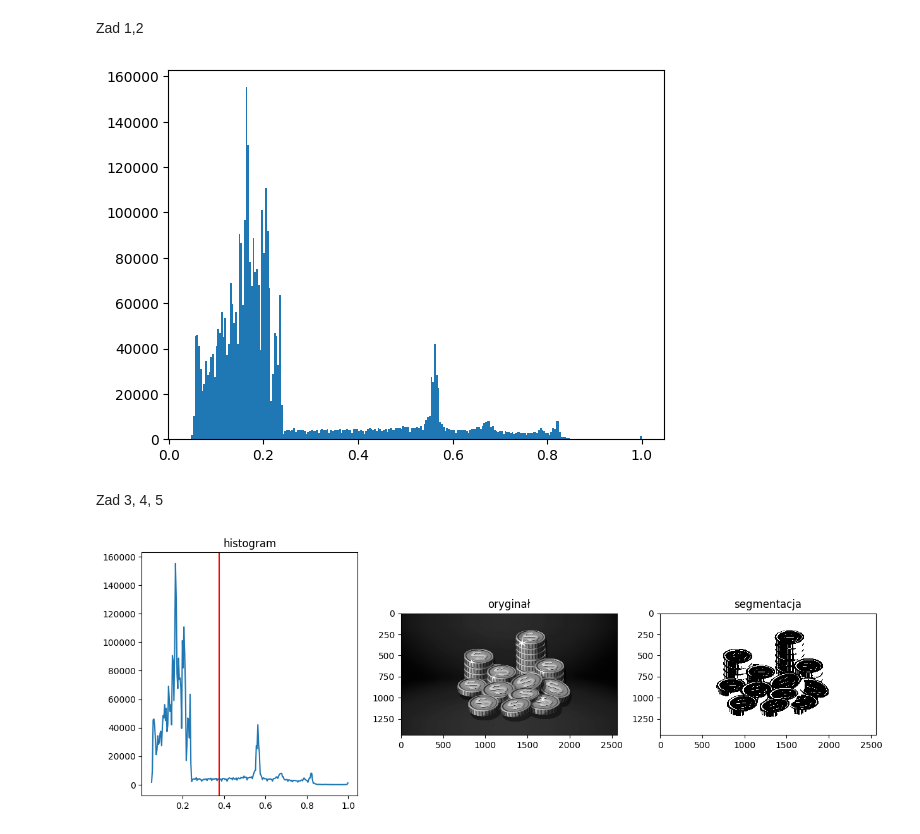
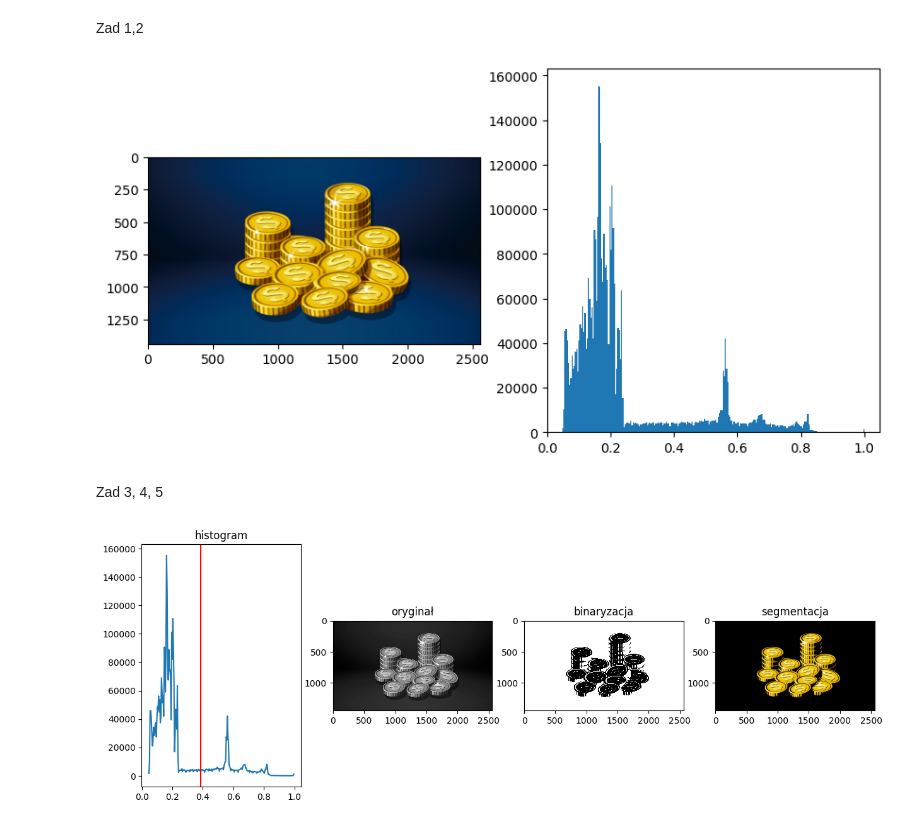
Before and after one commit to ExeN93/sem4, a Jupyter notebook: Data Processing and Analysis/lab4/lab4.ipynb, the cells around one changed output. Saved outputs shown, nothing was run; the diff lists cells and outputs as text; code cells hidden in the pictures.

```diff
--- a/Data Processing and Analysis/lab4/lab4.ipynb
+++ b/Data Processing and Analysis/lab4/lab4.ipynb
@@ -204,33 +204,48 @@ Zad 1,2
 # %%
 img = plt.imread('coins2.png')
 img5 = np.mean(img, axis=2)
 
+plt.figure(figsize=(10, 5))
+
+plt.subplot(1, 2, 1)
+plt.imshow(img)
+
+plt.subplot(1, 2, 2)
 x5, b5 = np.histogram(img5, bins=256)
 plt.hist(b5[:-1], b5, weights=x5)
 plt.show()
 # %% [output]
-[figure, old version]
+[figure, new version]
 # %% [markdown]
 Zad 3, 4, 5
 # %%
-val = filters.threshold_otsu(img5)
-hist, center = exposure.histogram(img5)
+def prog(hist, od, do):
+    return np.argmin(hist[od:do]) + od
+
+val = prog(x5, 55, 141) / 255
 
 plt.figure(figsize=(15,5))
 
-plt.subplot(1, 3, 1)
-plt.plot(center, hist)
+plt.subplot(1, 4, 1)
+plt.plot(b5[:-1], x5)
 plt.axvline(val, color="r")
 plt.title('histogram')
 
-plt.subplot(1, 3, 2)
+plt.subplot(1, 4, 2)
 plt.imshow(img5, cmap="gray", interpolation='nearest')
 plt.title('oryginał')
 
-plt.subplot(1, 3, 3)
+plt.subplot(1, 4, 3)
 plt.imshow(img5 < val, cmap="gray", interpolation='nearest')
+plt.title('binaryzacja')
+
+img_c = img.copy()
+img_c[img5 < val,:]=0
+
+plt.subplot(1, 4, 4)
+plt.imshow(img_c)
 plt.title('segmentacja')
 
 plt.show()
 # %% [output]
-[figure, old version]
+[figure, new version]
```
Also changed, not shown: 6 other files.
